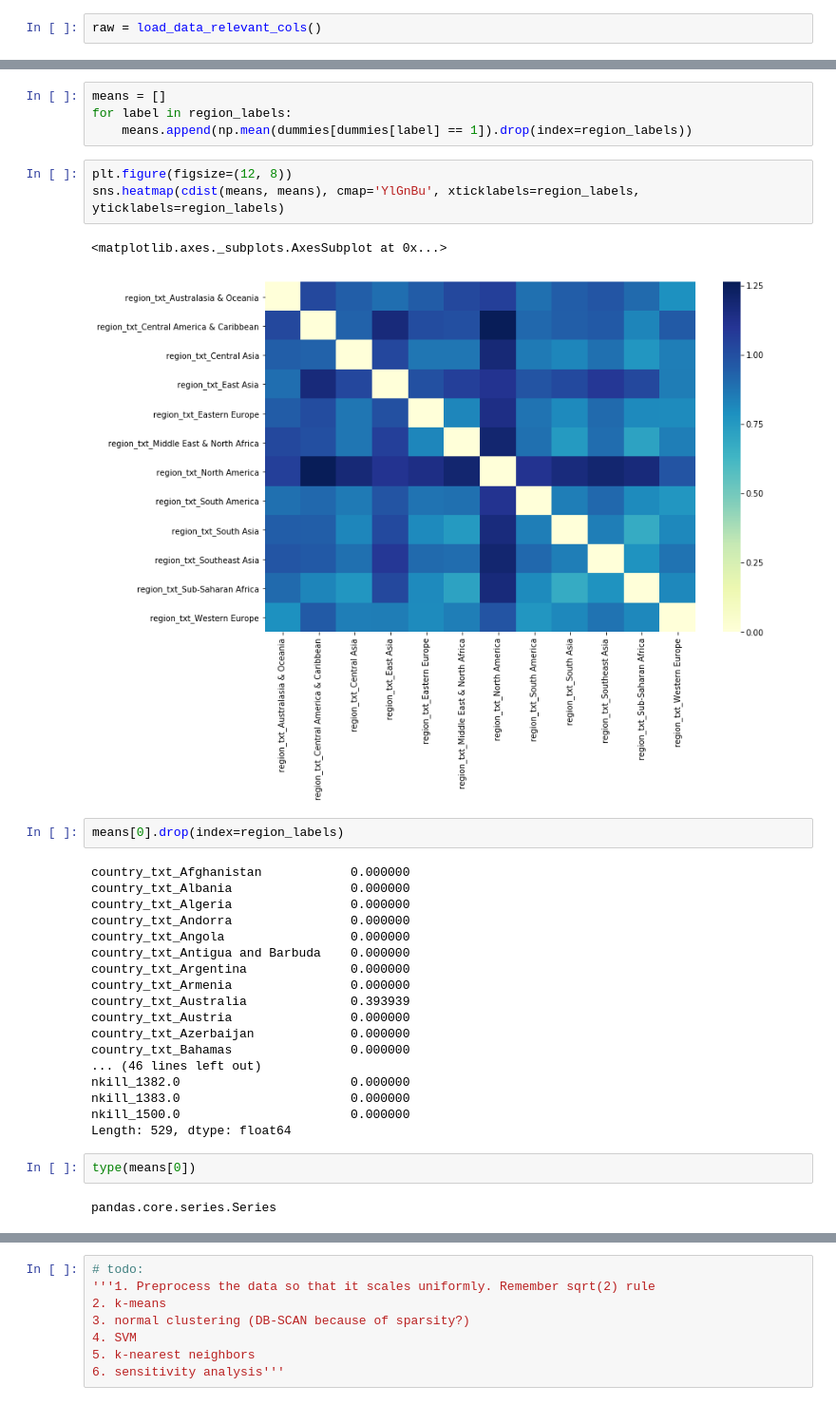
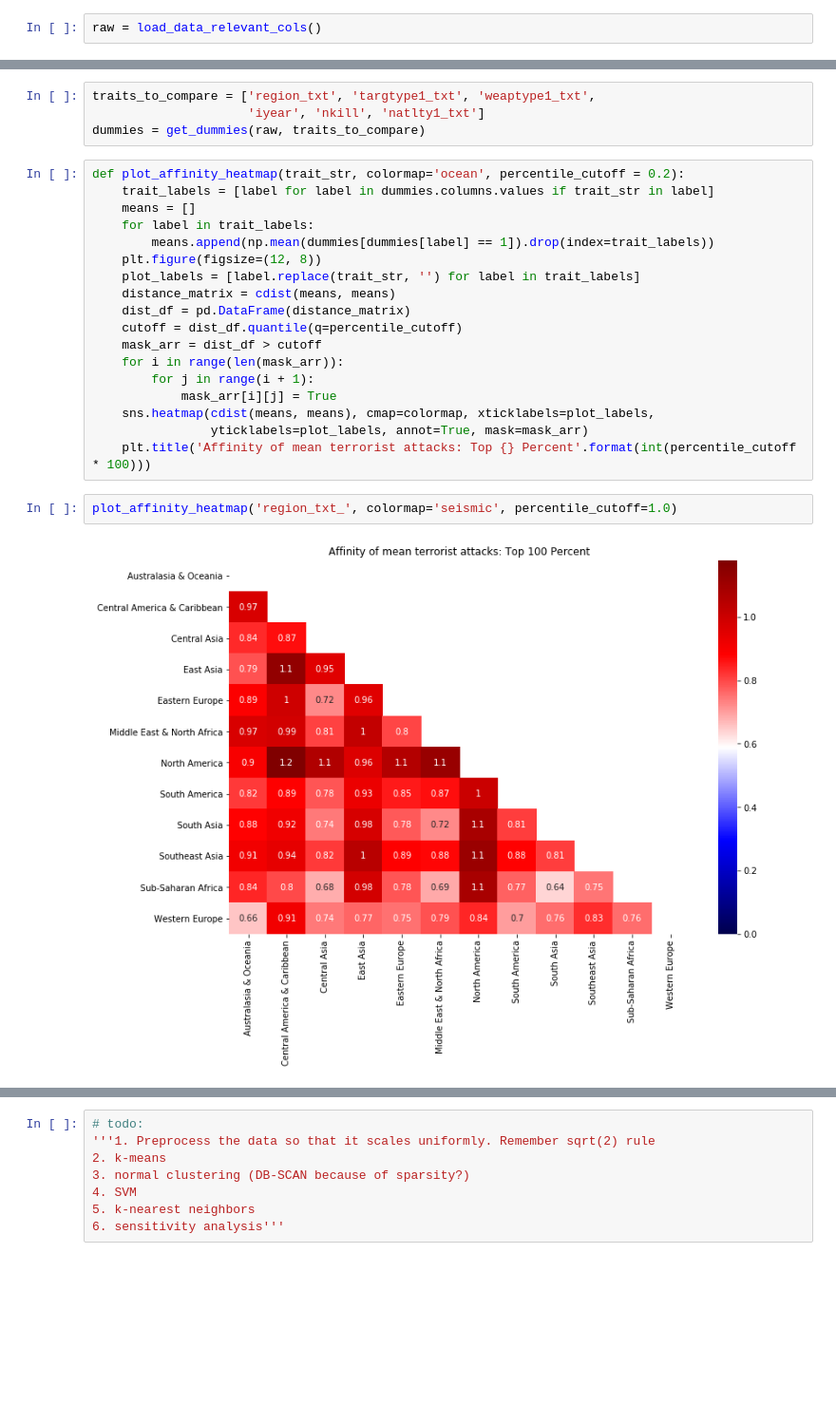
Before and after one commit to jacobakh/ML4CT, a Jupyter notebook: affinity_viz.ipynb, the cells around one changed output, grey strips where cells are left out. Shown: that part at 95% size. Cells and saved outputs as stored; diff of their text form; blank space fills up the shorter version.

Commit message:
updating affinity maps and generalized the function

```diff
--- a/affinity_viz.ipynb
+++ b/affinity_viz.ipynb
@@ -102,34 +39,26 @@ region_labels = [label for label in dummies.columns.values if 'region_txt_' in l
-# %%
-means = []
-for label in region_labels:
-    means.append(np.mean(dummies[dummies[label] == 1]).drop(index=region_labels))
-# %%
-plt.figure(figsize=(12, 8))
-sns.heatmap(cdist(means, means), cmap='YlGnBu', xticklabels=region_labels, yticklabels=region_labels)
-# %% [output]
-<matplotlib.axes._subplots.AxesSubplot at 0x...>
-[figure, removed]
-# %%
-means[0].drop(index=region_labels)
-# %% [output]
-country_txt_Afghanistan            0.000000
-country_txt_Albania                0.000000
-country_txt_Algeria                0.000000
-country_txt_Andorra                0.000000
-country_txt_Angola                 0.000000
-country_txt_Antigua and Barbuda    0.000000
-country_txt_Argentina              0.000000
-country_txt_Armenia                0.000000
-country_txt_Australia              0.393939
-country_txt_Austria                0.000000
-country_txt_Azerbaijan             0.000000
-country_txt_Bahamas                0.000000
-... (46 lines left out)
-nkill_1382.0                       0.000000
-nkill_1383.0                       0.000000
-nkill_1500.0                       0.000000
-Length: 529, dtype: float64
-# %%
-type(means[0])
-# %% [output]
-pandas.core.series.Series
+# %%
+traits_to_compare = ['region_txt', 'targtype1_txt', 'weaptype1_txt',
+                     'iyear', 'nkill', 'natlty1_txt']
+dummies = get_dummies(raw, traits_to_compare)
+# %%
+def plot_affinity_heatmap(trait_str, colormap='ocean', percentile_cutoff = 0.2):
+    trait_labels = [label for label in dummies.columns.values if trait_str in label]
+    means = []
+    for label in trait_labels:
+        means.append(np.mean(dummies[dummies[label] == 1]).drop(index=trait_labels))
+    plt.figure(figsize=(12, 8))
+    plot_labels = [label.replace(trait_str, '') for label in trait_labels]
+    distance_matrix = cdist(means, means)
+    dist_df = pd.DataFrame(distance_matrix)
+    cutoff = dist_df.quantile(q=percentile_cutoff)
+    mask_arr = dist_df > cutoff
+    for i in range(len(mask_arr)):
+        for j in range(i + 1):
+            mask_arr[i][j] = True
+    sns.heatmap(cdist(means, means), cmap=colormap, xticklabels=plot_labels,
+                yticklabels=plot_labels, annot=True, mask=mask_arr)
+    plt.title('Affinity of mean terrorist attacks: Top {} Percent'.format(int(percentile_cutoff * 100)))
+# %%
+plot_affinity_heatmap('region_txt_', colormap='seismic', percentile_cutoff=1.0)
+# %% [output]
+[figure, added]
```
Also changed, not shown: parts of 10 cells of this notebook, 1 other file.
